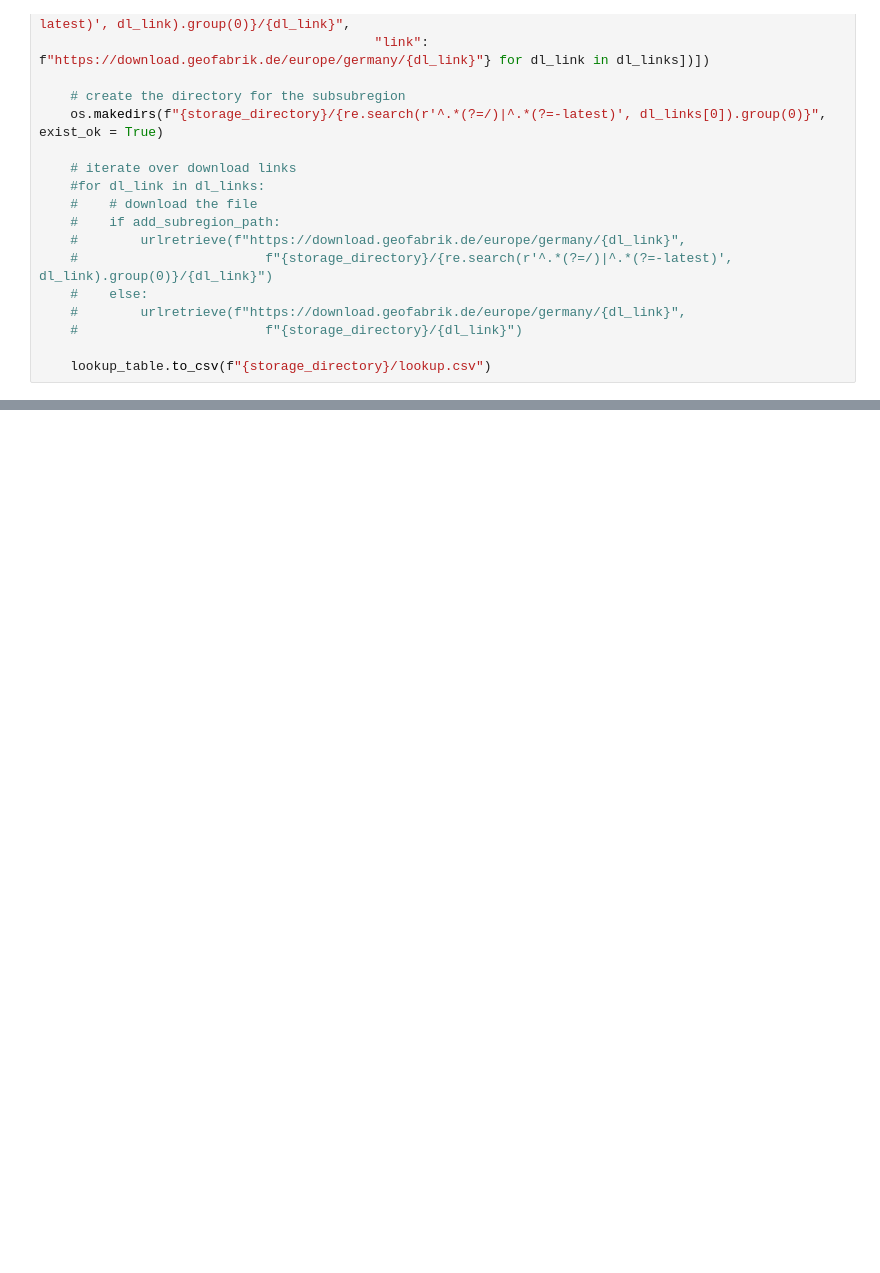
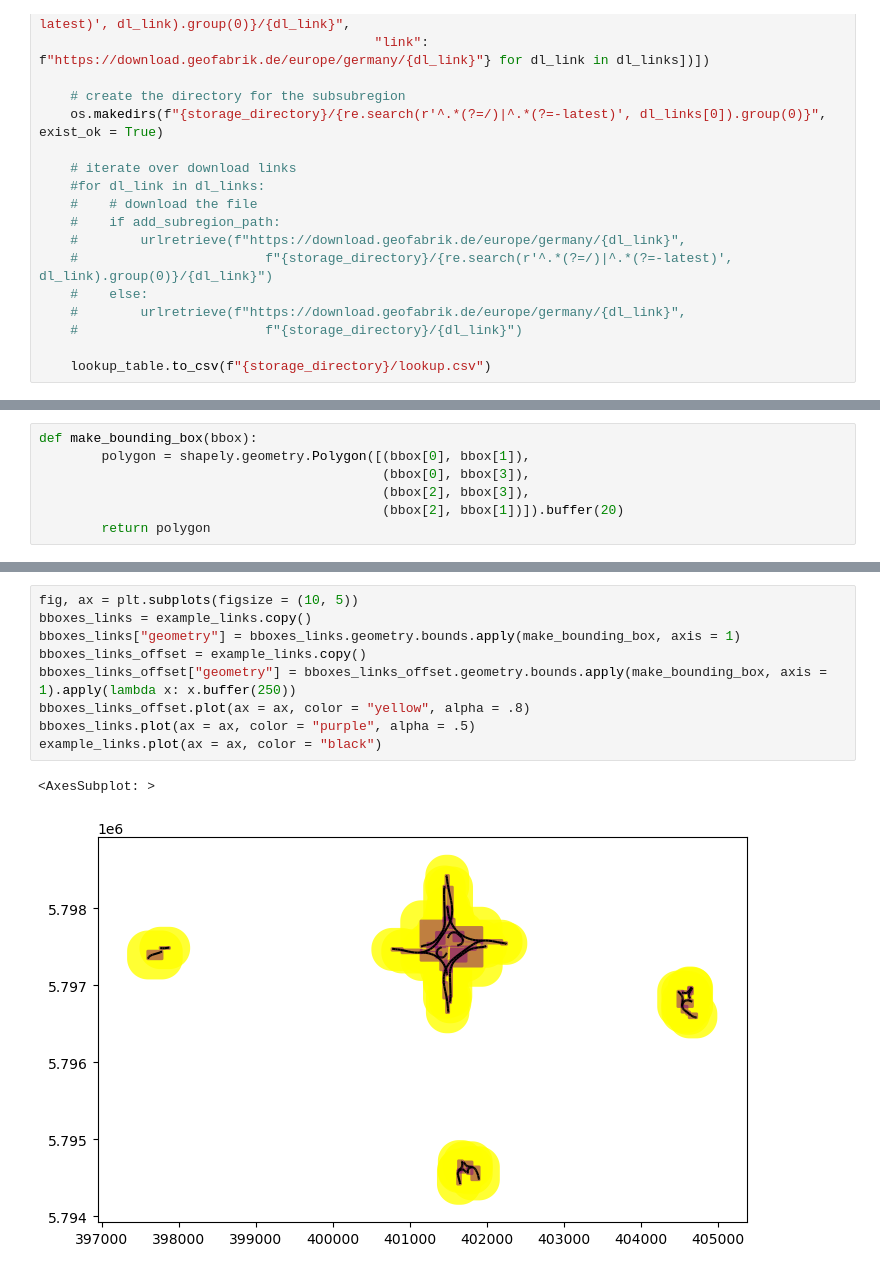
Before and after one commit to felixschulz385/ds_project, a Jupyter notebook: research/notebooks/OSM_experiments.ipynb, the cells around one changed output, grey strips where cells are left out. Cells and saved outputs as stored; diff of their text form; blank space fills up the shorter version.

```diff
--- a/research/notebooks/OSM_experiments.ipynb
+++ b/research/notebooks/OSM_experiments.ipynb
@@ -94,0 +172,7 @@ urlretrieve(f"https://download.geofabrik.de/europe/germany/{level}.json",
+# %%
+def make_bounding_box(bbox):
+        polygon = shapely.geometry.Polygon([(bbox[0], bbox[1]),
+                                            (bbox[0], bbox[3]),
+                                            (bbox[2], bbox[3]),
+                                            (bbox[2], bbox[1])]).buffer(20)
+        return polygon
@@ -94,0 +193,12 @@ urlretrieve(f"https://download.geofabrik.de/europe/germany/{level}.json",
+# %%
+fig, ax = plt.subplots(figsize = (10, 5))
+bboxes_links = example_links.copy()
+bboxes_links["geometry"] = bboxes_links.geometry.bounds.apply(make_bounding_box, axis = 1)
+bboxes_links_offset = example_links.copy()
+bboxes_links_offset["geometry"] = bboxes_links_offset.geometry.bounds.apply(make_bounding_box, axis = 1).apply(lambda x: x.buffer(250))
+bboxes_links_offset.plot(ax = ax, color = "yellow", alpha = .8)
+bboxes_links.plot(ax = ax, color = "purple", alpha = .5)
+example_links.plot(ax = ax, color = "black")
+# %% [output]
+<AxesSubplot: >
+[figure, added]
```
Also changed, not shown: parts of 135 cells of this notebook, 8 other files.
